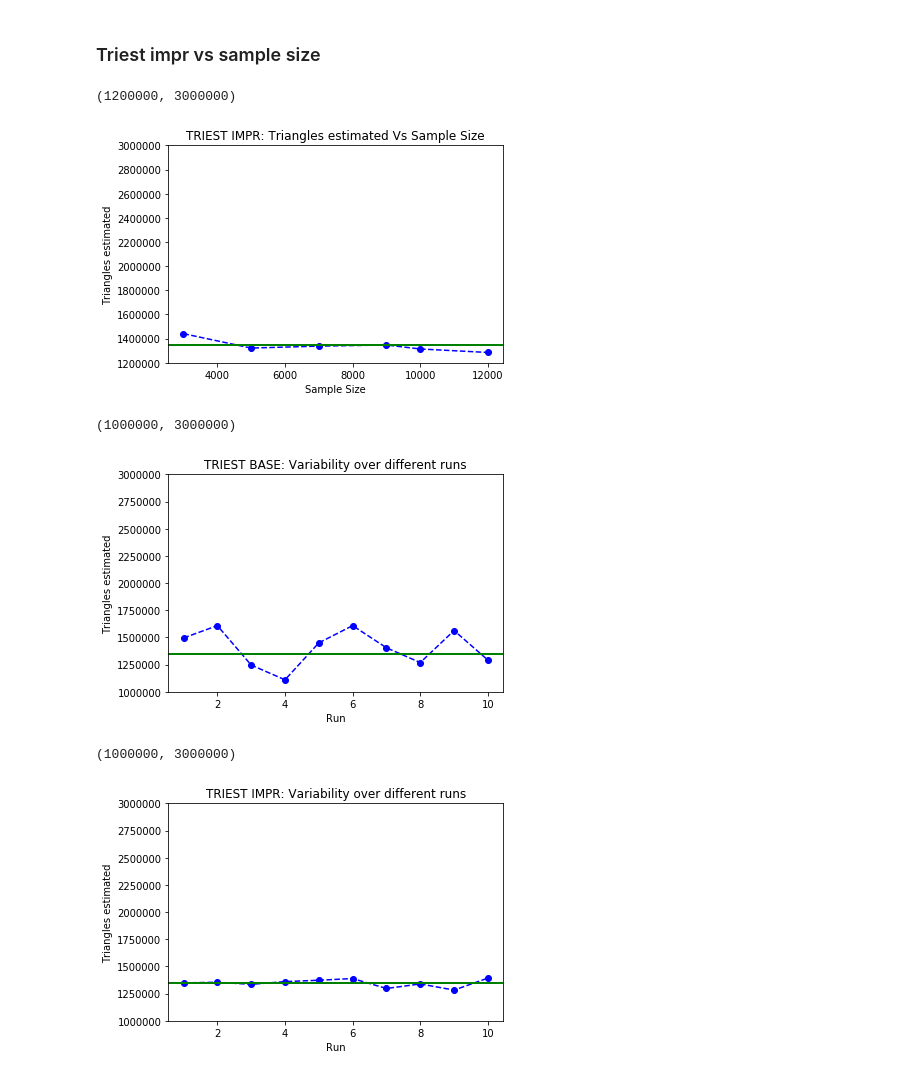
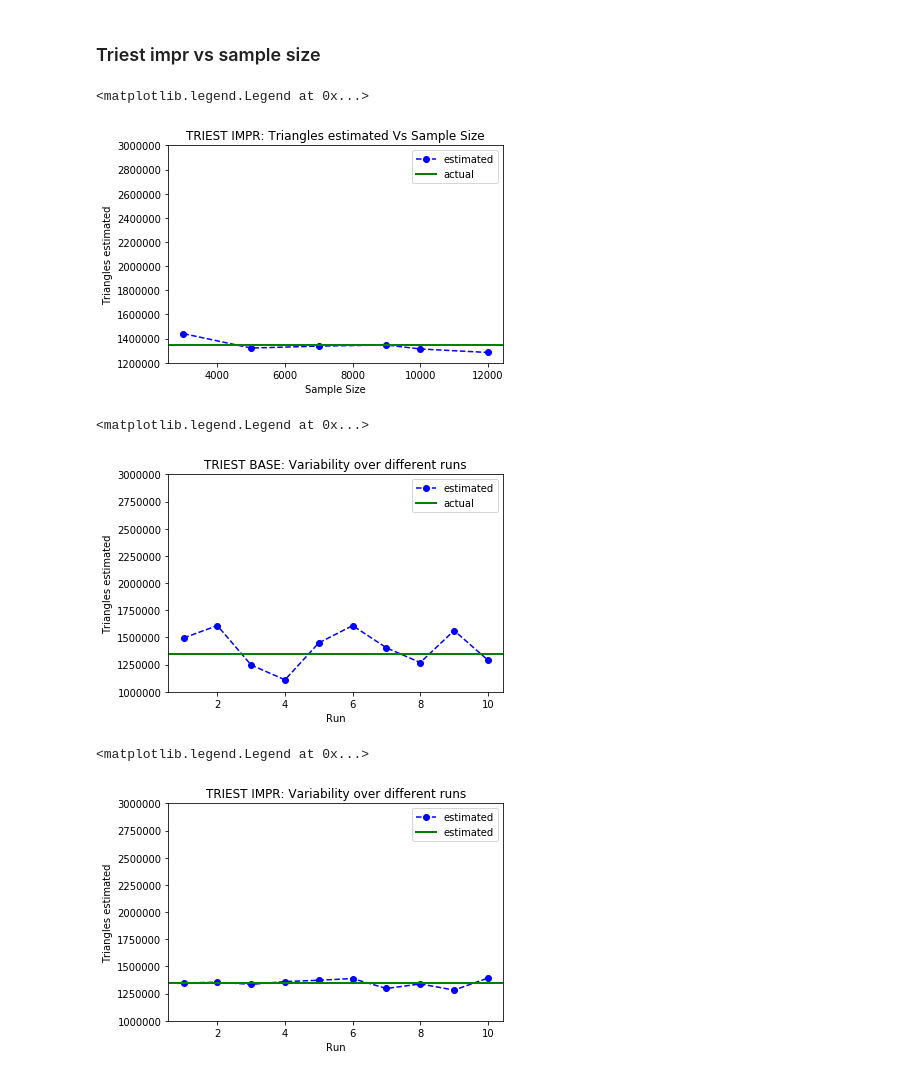
Before and after one commit to himalayanZephyr/triest, a Jupyter notebook: plots.ipynb, the cells around one changed output. Cells and saved outputs as stored; diff of their text form; code cells hidden in the pictures.

Commit message:
adding legend

```diff
--- a/plots.ipynb
+++ b/plots.ipynb
@@ -22,38 +23,41 @@ plt.ylim((1200000,3000000))
 M = [3000, 5000, 7000, 9000, 10000, 12000]
 T = [1441237, 1322036, 1338075, 1347429, 1314501, 1285552]
 
-plt.plot(M,T,'bo',linestyle='dashed')
-plt.axhline(y=1351441, linewidth=2, color='g')
+plt.plot(M,T,'bo',linestyle='dashed',label='estimated')
+plt.axhline(y=1351441, linewidth=2, color='g',label='actual')
 plt.xlabel('Sample Size')
 plt.ylabel('Triangles estimated')
 plt.title('TRIEST IMPR: Triangles estimated Vs Sample Size')
 plt.ylim((1200000,3000000))
+plt.legend(loc='upper right')
 # %% [output]
-(1200000, 3000000)
+<matplotlib.legend.Legend at 0x...>
-[figure, old version]
+[figure, new version]
 # %%
 M = list(range(1,11))
 T = [1495388, 1608675, 1246156, 1110212, 1450073, 1608675, 1404758, 1268814, 1563360, 1291471]
 
-plt.plot(M,T,'bo',linestyle='dashed')
-plt.axhline(y=1351441, linewidth=2, color='g')
+plt.plot(M,T,'bo',linestyle='dashed',label='estimated')
+plt.axhline(y=1351441, linewidth=2, color='g',label='actual')
 plt.xlabel('Run')
 plt.ylabel('Triangles estimated')
 plt.title('TRIEST BASE: Variability over different runs')
 plt.ylim((1000000,3000000))
+plt.legend(loc='upper right')
 # %% [output]
-(1000000, 3000000)
+<matplotlib.legend.Legend at 0x...>
-[figure, old version]
+[figure, new version]
 # %%
 M = list(range(1,11))
 T = [1348506, 1354739, 1335313, 1360545, 1373072, 1388740, 1297114, 1339027, 1282447, 1392983]
 
-plt.plot(M,T,'bo',linestyle='dashed')
-plt.axhline(y=1351441, linewidth=2, color='g')
+plt.plot(M,T,'bo',linestyle='dashed',label='estimated')
+plt.axhline(y=1351441, linewidth=2, color='g',label='estimated')
 plt.xlabel('Run')
 plt.ylabel('Triangles estimated')
 plt.title('TRIEST IMPR: Variability over different runs')
 plt.ylim((1000000,3000000))
+plt.legend(loc='upper right')
 # %% [output]
-(1000000, 3000000)
+<matplotlib.legend.Legend at 0x...>
-[figure, old version]
+[figure, new version]
```
Also changed, not shown: parts of 1 cell of this notebook.
